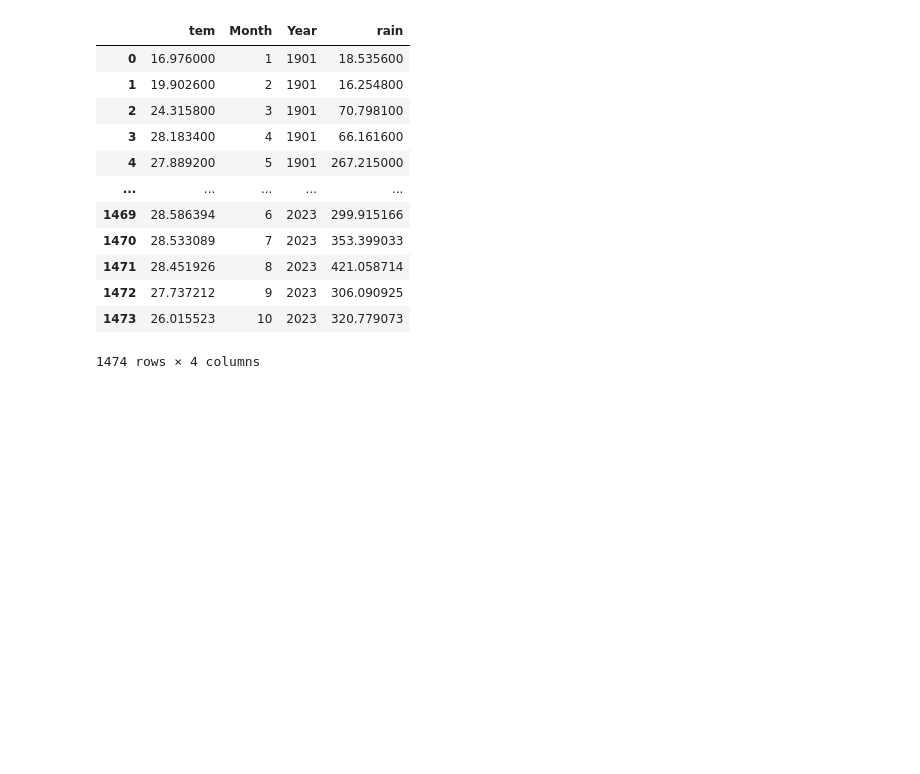
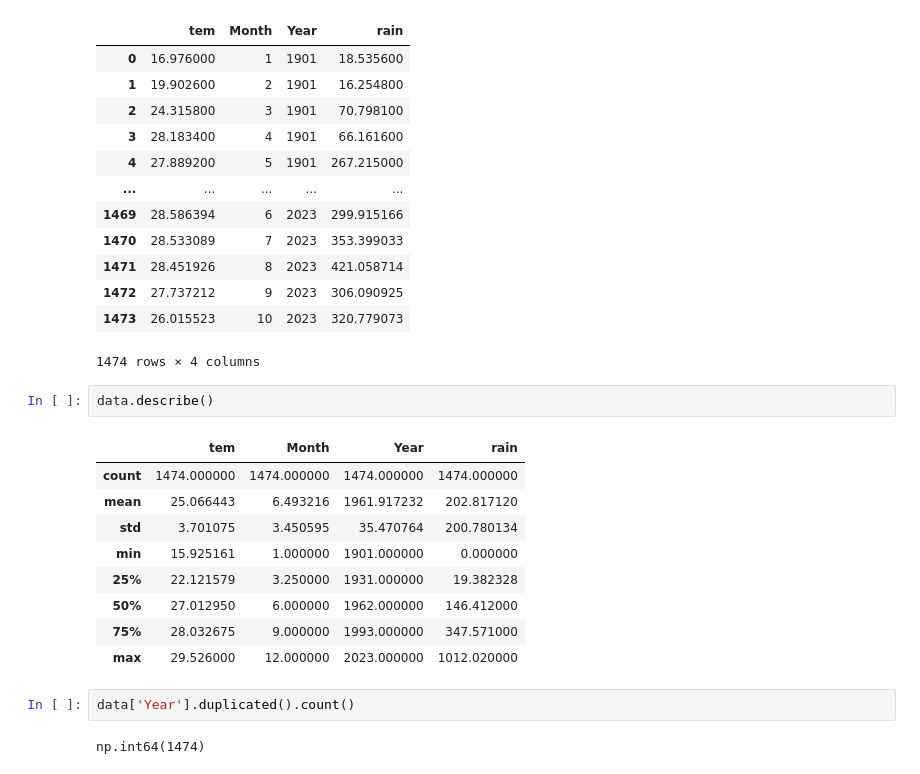
Before and after one commit to pavanrajkg04/Machine_Learning_projects, a Jupyter notebook: 4. Rainfall forcast/rainforcast.ipynb, the cells around one changed output. Cells and saved outputs as stored; diff of their text form; blank space fills up the shorter version.

```diff
--- a/4. Rainfall forcast/rainforcast.ipynb
+++ b/4. Rainfall forcast/rainforcast.ipynb
@@ -37,3 +38,19 @@ data
 | 1472 | 27.737212 | 9 | 2023 | 306.090925 |
 | 1473 | 26.015523 | 10 | 2023 | 320.779073 |
 1474 rows × 4 columns
+# %%
+data.describe()
+# %% [output]
+|  | tem | Month | Year | rain |
+| count | 1474.000000 | 1474.000000 | 1474.000000 | 1474.000000 |
+| mean | 25.066443 | 6.493216 | 1961.917232 | 202.817120 |
+| std | 3.701075 | 3.450595 | 35.470764 | 200.780134 |
+| min | 15.925161 | 1.000000 | 1901.000000 | 0.000000 |
+| 25% | 22.121579 | 3.250000 | 1931.000000 | 19.382328 |
+| 50% | 27.012950 | 6.000000 | 1962.000000 | 146.412000 |
+| 75% | 28.032675 | 9.000000 | 1993.000000 | 347.571000 |
+| max | 29.526000 | 12.000000 | 2023.000000 | 1012.020000 |
+# %%
+data['Year'].duplicated().count()
+# %% [output]
+np.int64(1474)
```
Also changed, not shown: parts of 5 cells of this notebook.
